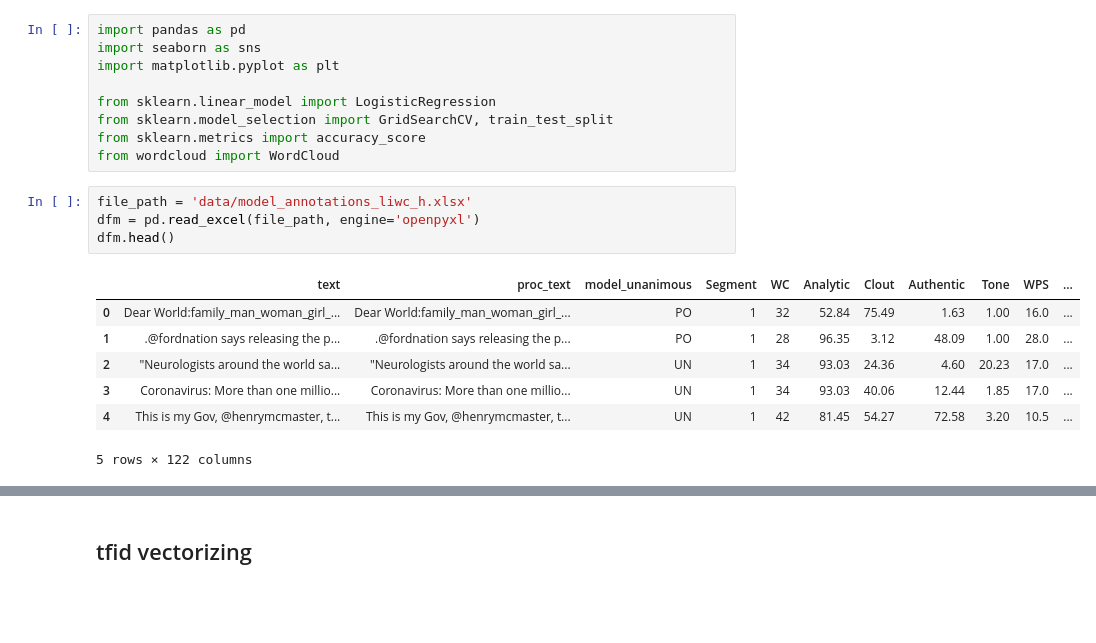
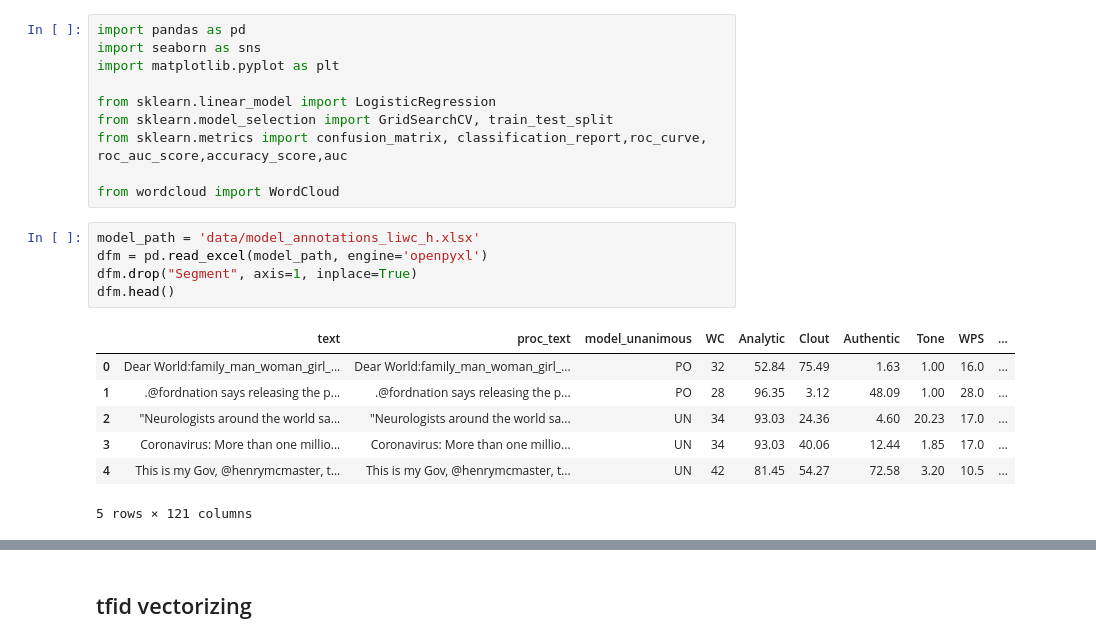
Before and after one commit to loomkoom/hackathon-2, a Jupyter notebook: model/main_model.ipynb, the cells around one changed output, grey strips where cells are left out. Cells and saved outputs as stored; diff of their text form; blank space fills up the shorter version.

```diff
--- a/model/main_model.ipynb
+++ b/model/main_model.ipynb
@@ -5,17 +5,19 @@ import matplotlib.pyplot as plt
 
 from sklearn.linear_model import LogisticRegression
 from sklearn.model_selection import GridSearchCV, train_test_split
-from sklearn.metrics import accuracy_score
+from sklearn.metrics import confusion_matrix, classification_report,roc_curve, roc_auc_score,accuracy_score,auc
+
 from wordcloud import WordCloud
 # %%
-file_path = 'data/model_annotations_liwc_h.xlsx'
-dfm = pd.read_excel(file_path, engine='openpyxl')
+model_path = 'data/model_annotations_liwc_h.xlsx'
+dfm = pd.read_excel(model_path, engine='openpyxl')
+dfm.drop("Segment", axis=1, inplace=True)
 dfm.head()
 # %% [output]
-|  | text | proc_text | model_unanimous | Segment | WC | Analytic | Clout | Authentic | Tone | WPS | ... |
-| 0 | Dear World:family_man_woman_girl_... | Dear World:family_man_woman_girl_... | PO | 1 | 32 | 52.84 | 75.49 | 1.63 | 1.00 | 16.0 | ... |
-| 1 | .@fordnation says releasing the p... | .@fordnation says releasing the p... | PO | 1 | 28 | 96.35 | 3.12 | 48.09 | 1.00 | 28.0 | ... |
-| 2 | "Neurologists around the world sa... | "Neurologists around the world sa... | UN | 1 | 34 | 93.03 | 24.36 | 4.60 | 20.23 | 17.0 | ... |
-| 3 | Coronavirus: More than one millio... | Coronavirus: More than one millio... | UN | 1 | 34 | 93.03 | 40.06 | 12.44 | 1.85 | 17.0 | ... |
-| 4 | This is my Gov, @henrymcmaster, t... | This is my Gov, @henrymcmaster, t... | UN | 1 | 42 | 81.45 | 54.27 | 72.58 | 3.20 | 10.5 | ... |
+|  | text | proc_text | model_unanimous | WC | Analytic | Clout | Authentic | Tone | WPS | ... |
+| 0 | Dear World:family_man_woman_girl_... | Dear World:family_man_woman_girl_... | PO | 32 | 52.84 | 75.49 | 1.63 | 1.00 | 16.0 | ... |
+| 1 | .@fordnation says releasing the p... | .@fordnation says releasing the p... | PO | 28 | 96.35 | 3.12 | 48.09 | 1.00 | 28.0 | ... |
+| 2 | "Neurologists around the world sa... | "Neurologists around the world sa... | UN | 34 | 93.03 | 24.36 | 4.60 | 20.23 | 17.0 | ... |
+| 3 | Coronavirus: More than one millio... | Coronavirus: More than one millio... | UN | 34 | 93.03 | 40.06 | 12.44 | 1.85 | 17.0 | ... |
+| 4 | This is my Gov, @henrymcmaster, t... | This is my Gov, @henrymcmaster, t... | UN | 42 | 81.45 | 54.27 | 72.58 | 3.20 | 10.5 | ... |
-5 rows × 122 columns
+5 rows × 121 columns
```
Also changed, not shown: parts of 51 cells of this notebook, 6 other files.
